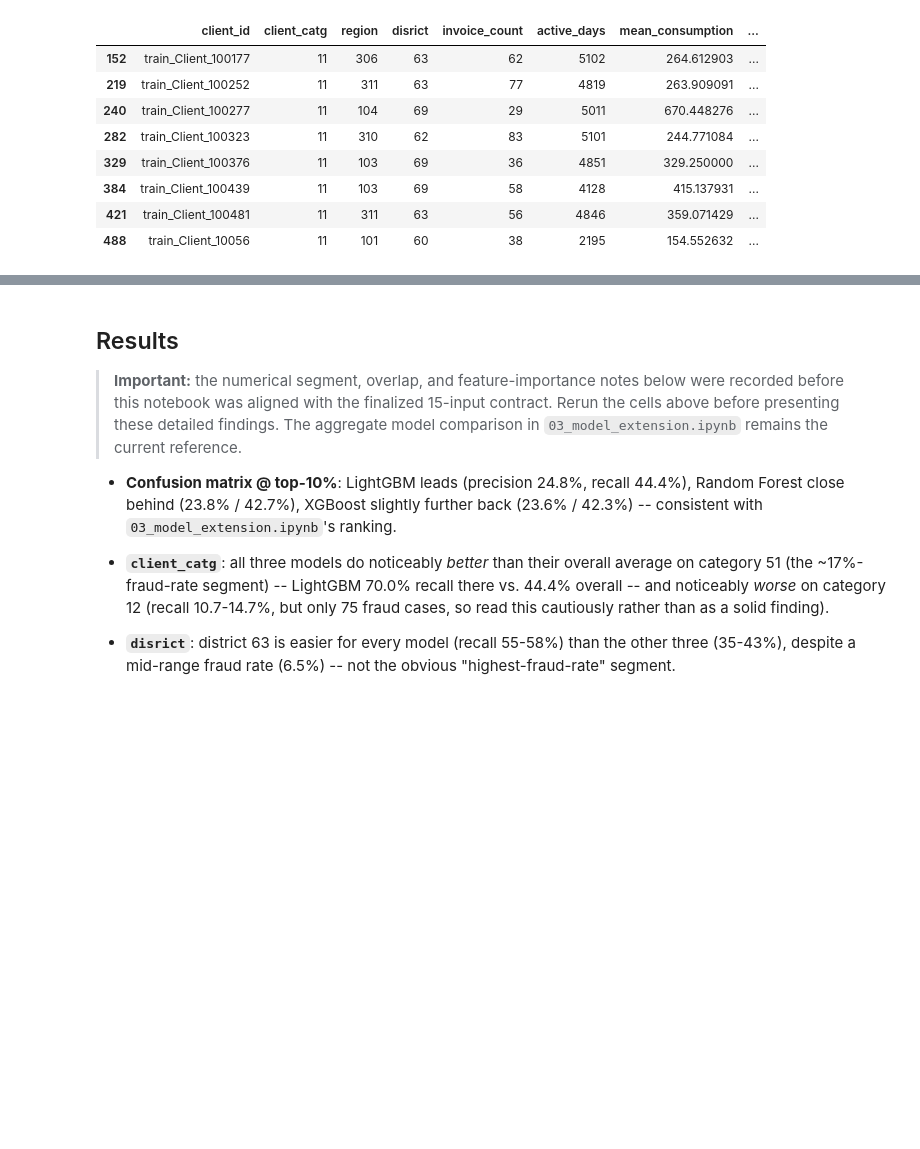
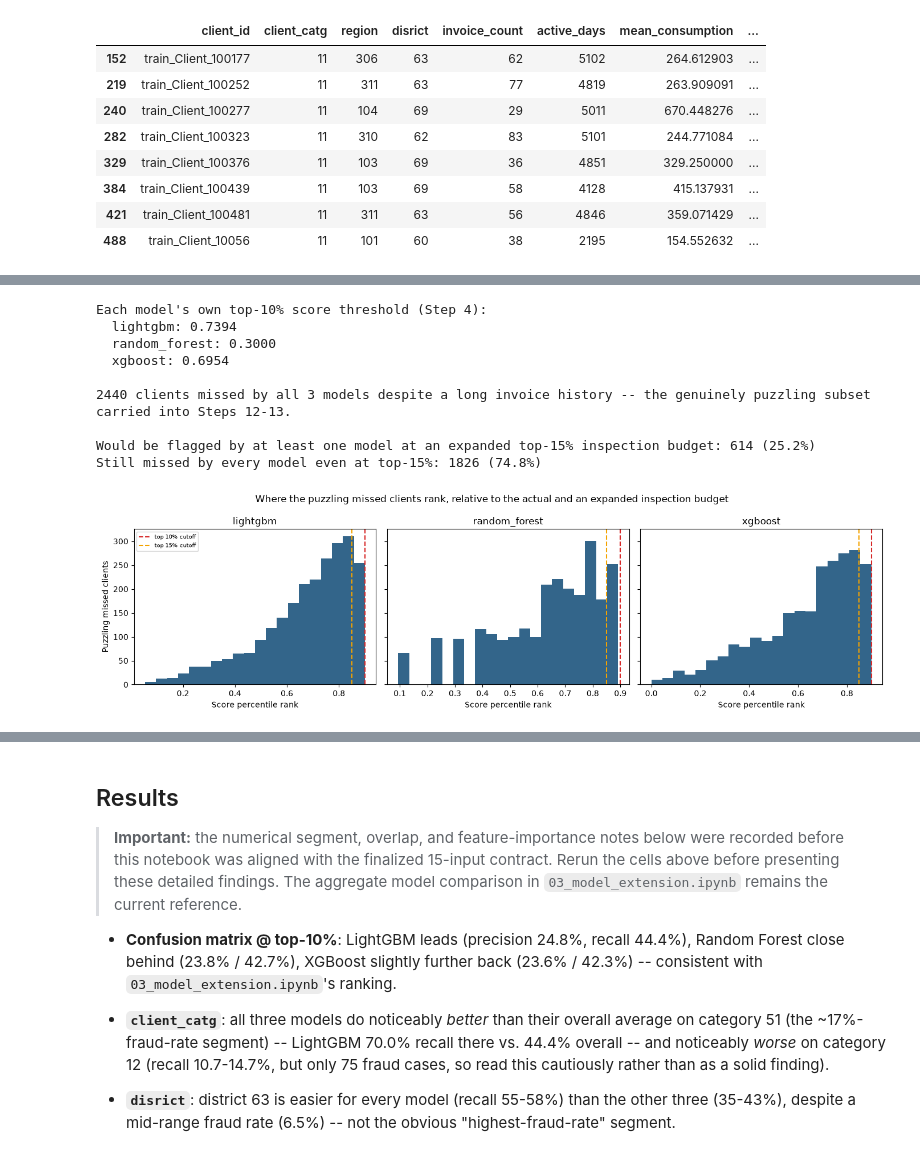
Before and after one commit to roy-nfisch/ds-fraud-in-electricity-and-gas, a Jupyter notebook: 04_error_analysis.ipynb, the cells around one changed output, grey strips where cells are left out. Saved outputs shown, nothing was run; the diff lists cells and outputs as text; code cells hidden in the pictures; blank space fills up the shorter version.

```diff
--- a/04_error_analysis.ipynb
+++ b/04_error_analysis.ipynb
@@ -448,0 +530,49 @@ Fraud clients caught by all 3 models: 1727
+# %%
+print("Each model's own top-10% score threshold (Step 4):")
+for name in model_names:
+    print(f"  {name}: {thresholds[name]:.4f}")
+
+puzzling_missed = missed_by_all[missed_by_all["history_bucket"] == "long history (unexplained)"]
+print(f"\n{len(puzzling_missed)} clients missed by all 3 models despite a long invoice history -- "
+      "the genuinely puzzling subset carried into Steps 12-13.")
+
+EXPANDED_SHARE = 0.15  # "would a slightly larger inspection budget have caught them?"
+
+def flagged_at_share(proba, share):
+    kk = int(np.ceil(share * len(proba)))
+    cutoff = np.sort(proba)[::-1][kk - 1]
+    return proba >= cutoff
+
+near_miss_by_model = pd.DataFrame(
+    {name: flagged_at_share(oof_probas[name], EXPANDED_SHARE)[puzzling_missed.index] for name in model_names},
+    index=puzzling_missed.index,
+)
+near_miss_any = near_miss_by_model.any(axis=1)
+print(f"\nWould be flagged by at least one model at an expanded top-{EXPANDED_SHARE:.0%} inspection budget: "
+      f"{int(near_miss_any.sum())} ({near_miss_any.mean():.1%})")
+print(f"Still missed by every model even at top-{EXPANDED_SHARE:.0%}: "
+      f"{int((~near_miss_any).sum())} ({(~near_miss_any).mean():.1%})")
+
+fig, axes = plt.subplots(1, len(model_names), figsize=(14, 4), sharey=True)
+for ax, name in zip(axes, model_names):
+    percentile_rank = pd.Series(oof_probas[name]).rank(pct=True)
+    percentile_rank.loc[puzzling_missed.index].plot(kind="hist", bins=20, ax=ax, color="#33658A")
+    ax.axvline(1 - TOP_K_SHARE, color="#D62828", linestyle="--", label=f"top {TOP_K_SHARE:.0%} cutoff")
+    ax.axvline(1 - EXPANDED_SHARE, color="#F4A300", linestyle="--", label=f"top {EXPANDED_SHARE:.0%} cutoff")
+    ax.set(title=name, xlabel="Score percentile rank")
+axes[0].set_ylabel("Puzzling missed clients")
+axes[0].legend(fontsize=7)
+fig.suptitle("Where the puzzling missed clients rank, relative to the actual and an expanded inspection budget")
+plt.tight_layout()
+plt.show()
+# %% [output]
+Each model's own top-10% score threshold (Step 4):
+  lightgbm: 0.7394
+  random_forest: 0.3000
+  xgboost: 0.6954
+
+2440 clients missed by all 3 models despite a long invoice history -- the genuinely puzzling subset carried into Steps 12-13.
+
+Would be flagged by at least one model at an expanded top-15% inspection budget: 614 (25.2%)
+Still missed by every model even at top-15%: 1826 (74.8%)
+[figure, added]
```
Also changed, not shown: parts of 17 cells of this notebook.
